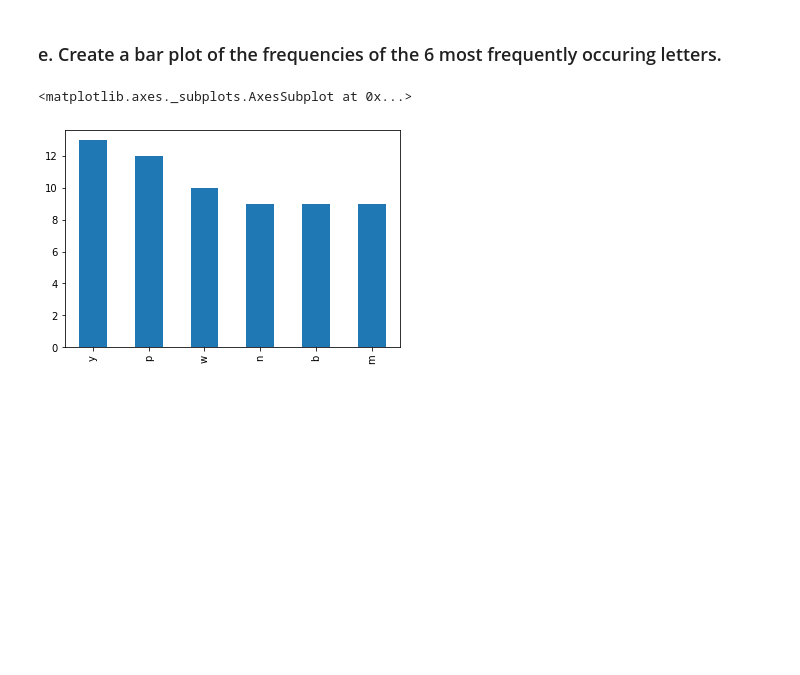
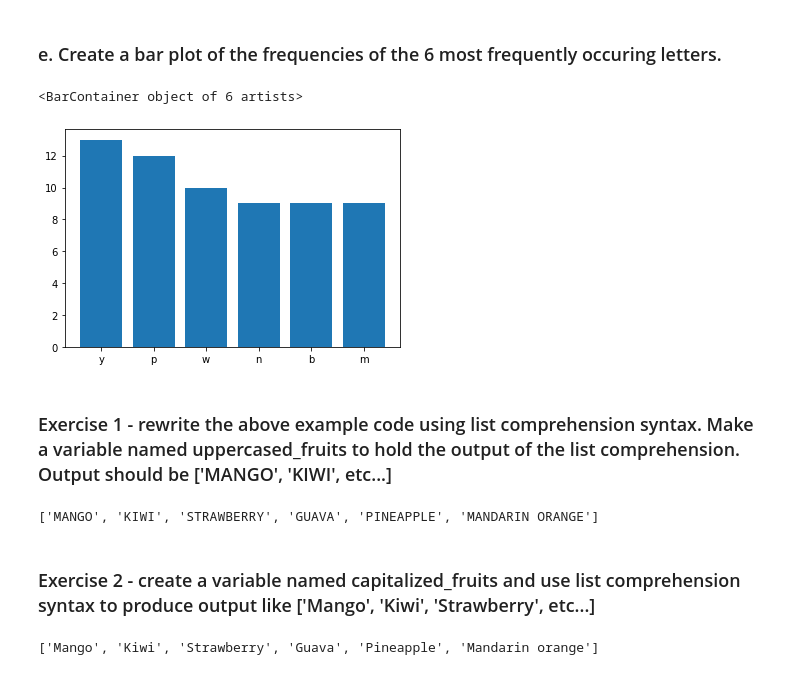
Before and after one commit to Matthew-Mays/numpy-pandas-visualization-exercises, a Jupyter notebook: pandas_series.ipynb, the cells around one changed output. Saved outputs shown, nothing was run; the diff lists cells and outputs as text; code cells hidden in the pictures; blank space fills up the shorter version.

Commit message:
added more commenting to pandas_series

```diff
--- a/pandas_series.ipynb
+++ b/pandas_series.ipynb
@@ -354,7 +406,14 @@ Length: 200, dtype: object
 # %% [markdown]
 ### e. Create a bar plot of the frequencies of the 6 most frequently occuring letters.
-# %%
-big_string.value_counts().head(6).plot.bar()
-# %% [output]
-<matplotlib.axes._subplots.AxesSubplot at 0x...>
-[figure, removed]
+# %%
+#Find the top 6 most frequently occuring letters and set it to a variable
+top_six = big_string.value_counts().head(6)
+#x is the index of every value in top_six
+x = top_six.index
+#y is the count for each value in top_six
+y = big_string.value_counts().head(6).values
+#plot the bar graph using x, y
+plt.bar(x, y)
+# %% [output]
+<BarContainer object of 6 artists>
+[figure, added]
@@ -360,0 +425,18 @@ big_string.value_counts().head(6).plot.bar()
+# %% [markdown]
+### Exercise 1 - rewrite the above example code using list comprehension syntax. Make a variable named uppercased_fruits to hold the output of the list comprehension. Output should be ['MANGO', 'KIWI', etc...]
+# %%
+#create a series of fruits based on list fruit
+sfruits = pd.Series(fruits)
+#use .upper and vectorization to set each fruit to uppercase
+uppercased_fruits = list(sfruits.str.upper())
+uppercased_fruits
+# %% [output]
+['MANGO', 'KIWI', 'STRAWBERRY', 'GUAVA', 'PINEAPPLE', 'MANDARIN ORANGE']
+# %% [markdown]
+### Exercise 2 - create a variable named capitalized_fruits and use list comprehension syntax to produce output like ['Mango', 'Kiwi', 'Strawberry', etc...]
+# %%
+#use .capitalize and vectorization to capitalize each fruit
+capitalized_fruits = list(sfruits.str.capitalize())
+capitalized_fruits
+# %% [output]
+['Mango', 'Kiwi', 'Strawberry', 'Guava', 'Pineapple', 'Mandarin orange']
```
Also changed, not shown: parts of 94 cells of this notebook.
